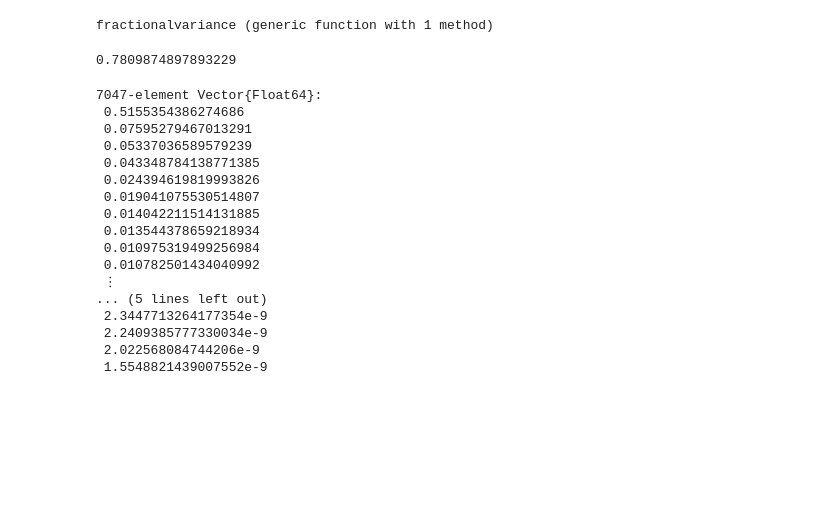
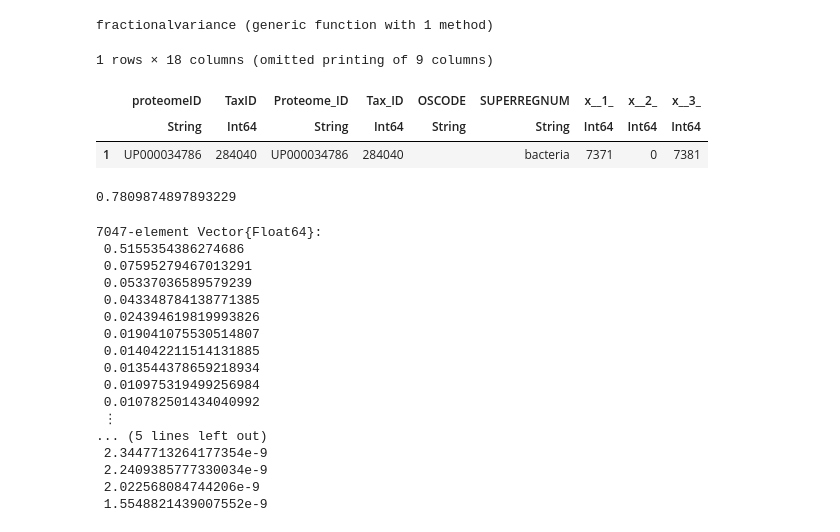
Before and after one commit to aramanlab/Doran_etal_2022, a Jupyter notebook: notebooks/dev/quicktest.ipynb, the cells around one changed output. Drawn from its saved outputs; the diff is of its cells as text; code cells hidden in the pictures; blank space fills up the shorter version.

```diff
--- a/notebooks/dev/quicktest.ipynb
+++ b/notebooks/dev/quicktest.ipynb
@@ -12,6 +12,13 @@ fractionalvariance (generic function with 1 method)
 # %%
 uniprot = readh5ad(joinpath(datadir(), "exp_pro", "UP7047", "2020_02_UP7047.h5ad"))
 usv = SVD(uniprot.obsm["LSVs"][:,:], uniprot.uns["SVs"][:], uniprot.varm["RSVs"][:,:]');
+# %%
+uniprot.obs[uniprot.obs.proteomeID .== "UP000034786", :]
+# %% [output]
+1 rows × 18 columns (omitted printing of 9 columns)
+|  | proteomeID | TaxID | Proteome_ID | Tax_ID | OSCODE | SUPERREGNUM | x__1_ | x__2_ | x__3_ |
+|  | String | Int64 | String | Int64 | String | String | Int64 | Int64 | Int64 |
+| 1 | UP000034786 | 284040 | UP000034786 | 284040 |  | bacteria | 7371 | 0 | 7381 |
 # %%
 uniprotfastafiles = "https://ftp.uniprot.org/pub/databases/uniprot/knowledgebase/reference_proteomes/Bacteria/" .*
     uniprot.obs.proteomeID .* "/" .* uniprot.obs.proteomeID .* "_" .* string.(uniprot.obs.TaxID) .* ".fasta.gz"
```
